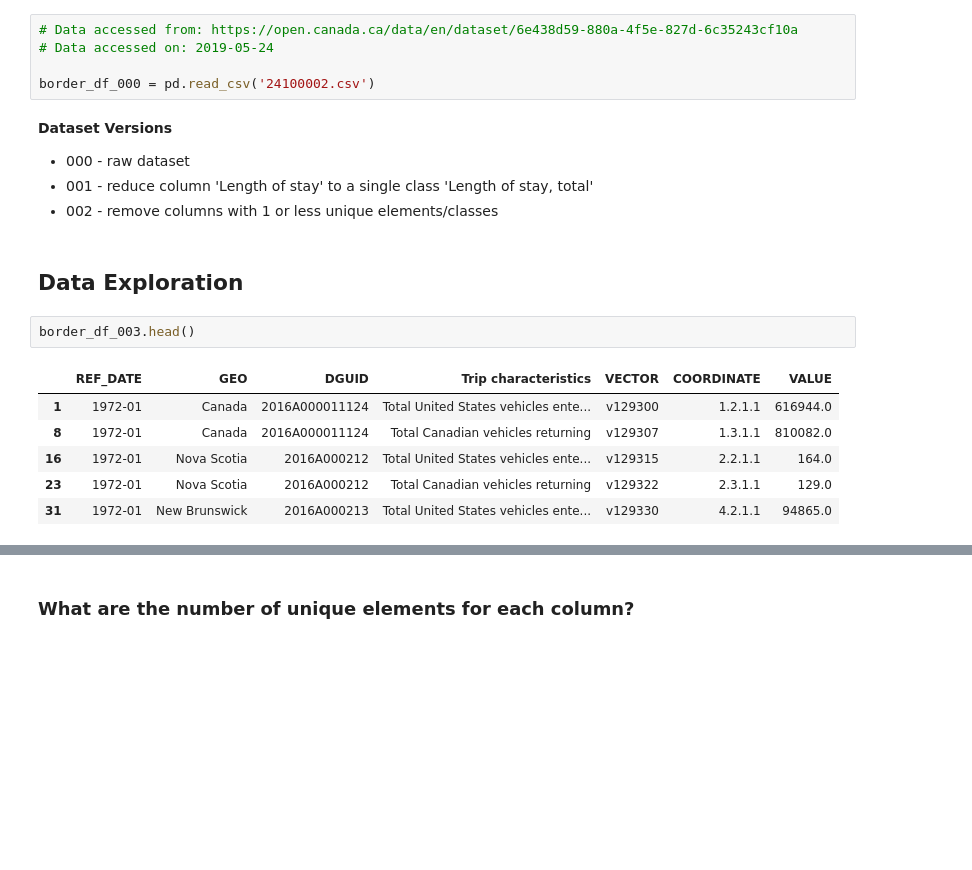
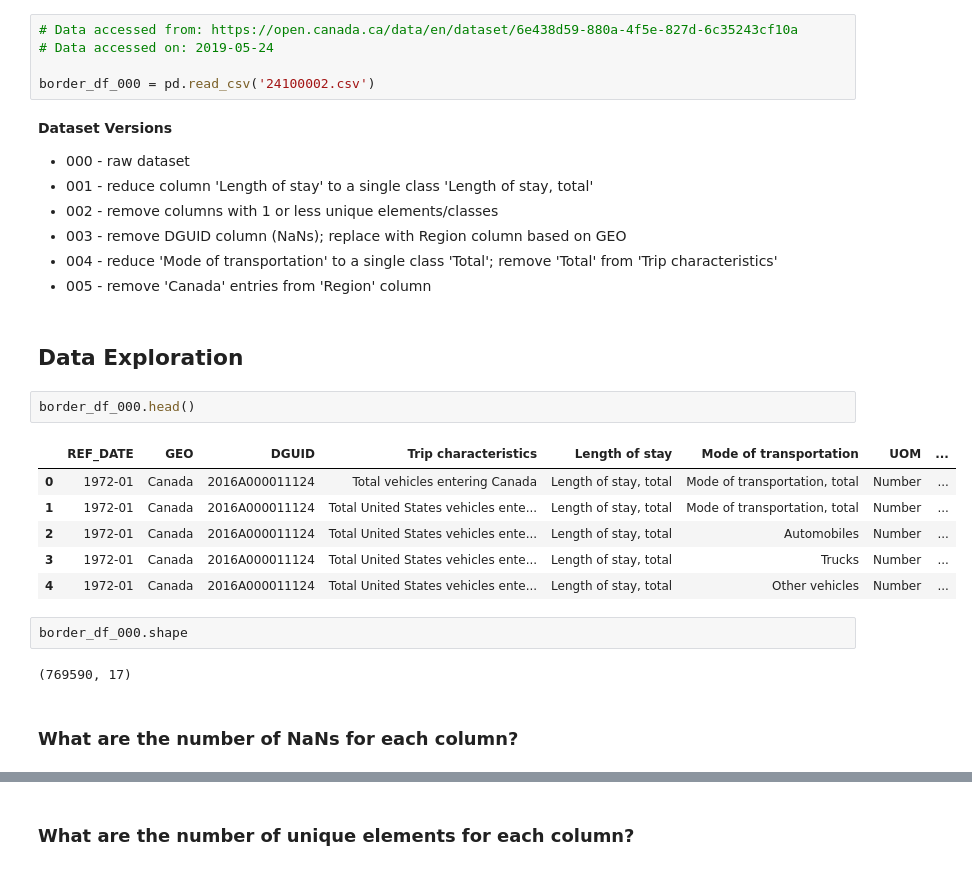
Before and after one commit to AMacumber/Canada_US_BorderCrossings, a Jupyter notebook: Main_BorderCrossing.ipynb, the cells around one changed output, grey strips where cells are left out. Cells and saved outputs as stored; diff of their text form; blank space fills up the shorter version.

```diff
--- a/Main_BorderCrossing.ipynb
+++ b/Main_BorderCrossing.ipynb
@@ -22,14 +22,23 @@ border_df_000 = pd.read_csv('24100002.csv')
 * 000 - raw dataset
 * 001 - reduce column 'Length of stay' to a single class 'Length of stay, total'
 * 002 - remove columns with 1 or less unique elements/classes
+* 003 - remove DGUID column (NaNs); replace with Region column based on GEO
+* 004 - reduce 'Mode of transportation' to a single class 'Total'; remove 'Total' from 'Trip characteristics'
+* 005 - remove 'Canada' entries from 'Region' column
 # %% [markdown]
 ## Data Exploration
 # %%
-border_df_003.head()
+border_df_000.head()
 # %% [output]
-|  | REF_DATE | GEO | DGUID | Trip characteristics | VECTOR | COORDINATE | VALUE |
-| 1 | 1972-01 | Canada | 2016A000011124 | Total United States vehicles ente... | v129300 | 1.2.1.1 | 616944.0 |
-| 8 | 1972-01 | Canada | 2016A000011124 | Total Canadian vehicles returning | v129307 | 1.3.1.1 | 810082.0 |
-| 16 | 1972-01 | Nova Scotia | 2016A000212 | Total United States vehicles ente... | v129315 | 2.2.1.1 | 164.0 |
-| 23 | 1972-01 | Nova Scotia | 2016A000212 | Total Canadian vehicles returning | v129322 | 2.3.1.1 | 129.0 |
-| 31 | 1972-01 | New Brunswick | 2016A000213 | Total United States vehicles ente... | v129330 | 4.2.1.1 | 94865.0 |
+|  | REF_DATE | GEO | DGUID | Trip characteristics | Length of stay | Mode of transportation | UOM | ... |
+| 0 | 1972-01 | Canada | 2016A000011124 | Total vehicles entering Canada | Length of stay, total | Mode of transportation, total | Number | ... |
+| 1 | 1972-01 | Canada | 2016A000011124 | Total United States vehicles ente... | Length of stay, total | Mode of transportation, total | Number | ... |
+| 2 | 1972-01 | Canada | 2016A000011124 | Total United States vehicles ente... | Length of stay, total | Automobiles | Number | ... |
+| 3 | 1972-01 | Canada | 2016A000011124 | Total United States vehicles ente... | Length of stay, total | Trucks | Number | ... |
+| 4 | 1972-01 | Canada | 2016A000011124 | Total United States vehicles ente... | Length of stay, total | Other vehicles | Number | ... |
+# %%
+border_df_000.shape
+# %% [output]
+(769590, 17)
+# %% [markdown]
+### What are the number of NaNs for each column?
```
Also changed, not shown: parts of 12 cells of this notebook.
